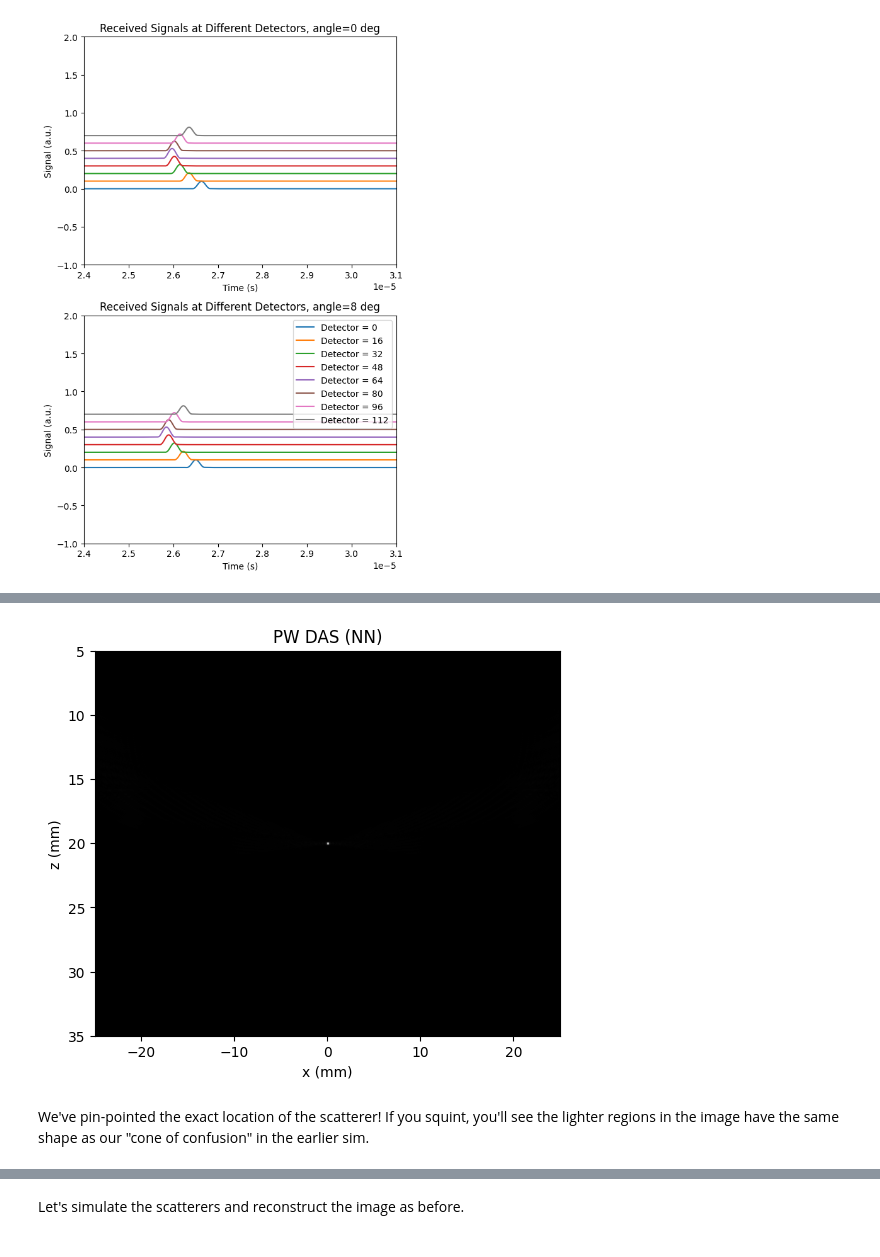
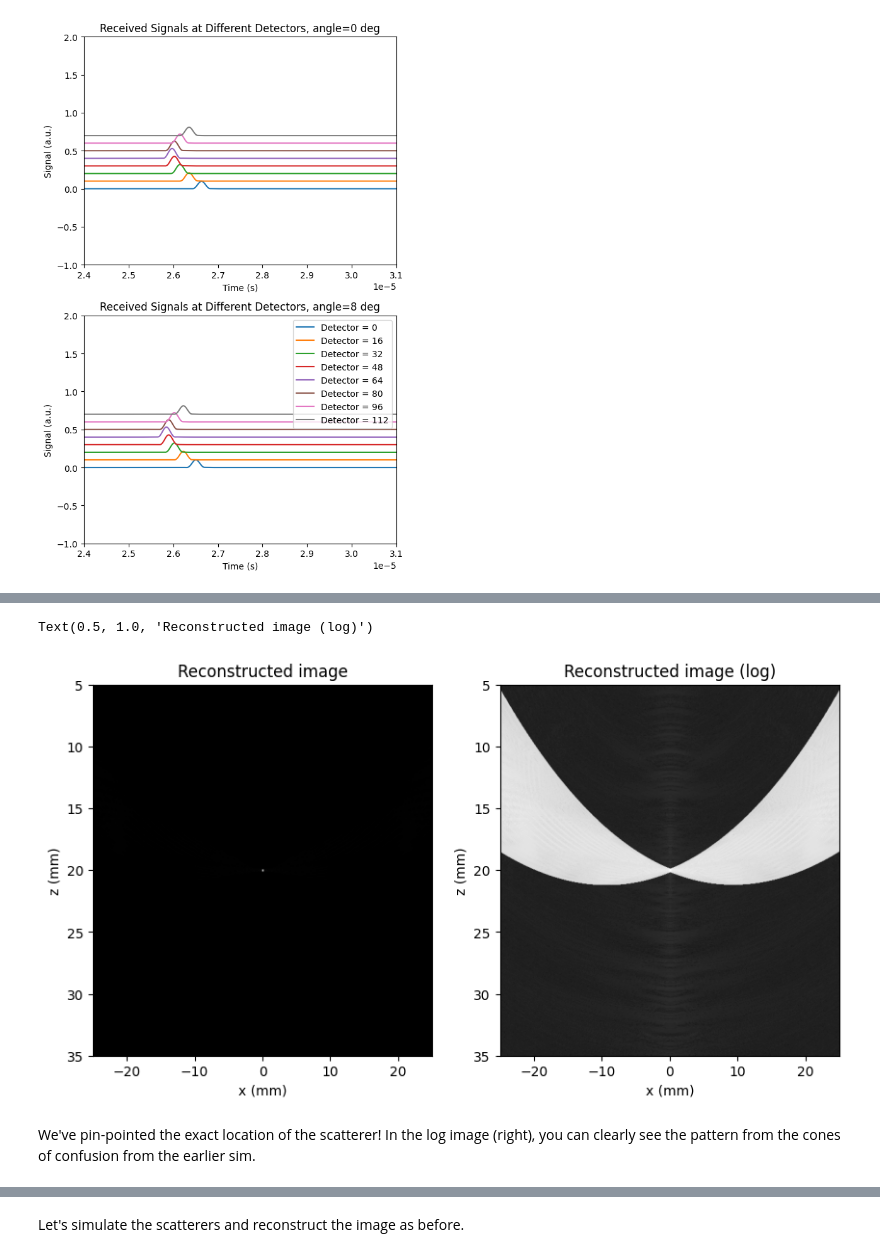
Before and after one commit to patrickmineault/fus, a Jupyter notebook: 02 - Structural Reconstruction.ipynb, the cells around one changed output, grey strips where cells are left out. Saved outputs shown, nothing was run; the diff lists cells and outputs as text; code cells hidden in the pictures.

```diff
--- a/02 - Structural Reconstruction.ipynb
+++ b/02 - Structural Reconstruction.ipynb
@@ -74,15 +85,14 @@ Call that the "cone of confusion". With multiple measurements along the x axis,
 c = 1540  # speed of sound in m/s
 cone_of_confusion = 0
 
-for x in np.linspace(-0.02, 0.02, 64, endpoint=True):
+dx = 0.0001
+elem_pos = np.arange(-64, 64) * dx
+for x in elem_pos:
     x_0, z_0 = 0, 0.02
-    delta_t = (z_0 + np.sqrt(z_0**2 + x_0**2)) / c
+    delta_t = (z_0 + np.sqrt(z_0**2 + (x_0 - x)**2)) / c
 
     L = 0.05
     n_points = 256
-    z_range = np.linspace(0, L, n_points)
-    x_range = np.linspace(-L/2, L/2, n_points)
-
     xi, zi = np.meshgrid(x_range, z_range, indexing='xy')
 
     delta_ts = (zi + np.sqrt(zi**2 + (xi - x)**2)) / c
@@ -187,8 +214,6 @@ plt.show()
 # %% [markdown]
 Putting all of these ideas together, we can generate the signals as we would see them at the transducers:
 # %%
-from scipy.signal import fftconvolve
-
 x_0, z_0 = 0.0, 0.02  # scatterer position
 
 dx = 0.0001 # 100 um elements
@@ -208,12 +233,12 @@ Ne = len(elem_pos)
 times = np.linspace(0, 4 * z_0 / c, 2048)
 dt = (times[1] - times[0])
 N_times = len(times)
-thetas = np.deg2rad(np.array((-8.0, -6.0, -4.0, -2.0, 0.0, 2.0, 4.0, 6.0, 8.0), dtype=np.float64))
-signals = np.zeros((len(thetas), Ne, N_times), dtype=np.complex128)
+betas = np.deg2rad(np.array((-8.0, -6.0, -4.0, -2.0, 0.0, 2.0, 4.0, 6.0, 8.0), dtype=np.float64))
+signals = np.zeros((len(betas), Ne, N_times), dtype=np.complex128)
 
-for i, theta in enumerate(thetas):
+for i, beta in enumerate(betas):
     # Calculate the transmit delay
-    r_tx = z_0 * np.cos(theta) + x_0 * np.sin(theta)
+    r_tx = z_0 * np.cos(beta) + x_0 * np.sin(beta)
     tau_tx = r_tx / c
 
     for n in range(Ne):
@@ -300,25 +332,21 @@ So how do we "properly" reconstruct images from the signals then? We use the sam
 # %%
-from dataclasses import dataclass
-from typing import Sequence, Tuple, Optional, Literal
-
-# --- Minimal helpers ----------------------------------------------------------
 def make_image_grid(x_span, z_span, dx, dz):
     x = np.arange(x_span[0], x_span[1] + 1e-12, dx)
     z = np.arange(z_span[0], z_span[1] + 1e-12, dz)
     X, Z = np.meshgrid(x, z)  # (nz, nx)
     return x, z, X, Z
 
-# --- Plane-wave DAS  ---------------------------------------
 def beamform_das(
-    Y,            # (M, Ne, K) complex RF (analytic) channels; M == len(thetas)
+    Y,            # (M, Ne, K) complex RF (analytic) channels; M == len(betas)
     times,        # (K,) time stamps [s], uniform
     elem_pos,     # (Ne,) element x-positions [m], z=0
     x, z,         # image grids: x (nx,), z (nz,)
     c,            # speed of sound [m/s]
-    thetas        # (M,) steering angles [rad], order must match Y's first dim
+    betas,        # (M,) steering angles [rad], order must match Y's first dim
+    alpha_np_per_m=None  # float or None. If set, apply exp(+alpha * path) TGC (two-way)
 ):
     M, Ne, K = Y.shape
-    assert M == len(thetas), "Y's first dim must match len(thetas)."
+    assert M == len(betas), "Y's first dim must match len(betas)."
 
     t0  = float(times[0])
     dt  = float(times[1] - times[0])
@@ -328,53 +356,68 @@ def beamform_das(
 
     img = np.zeros((z.size, x.size), dtype=np.complex128)
 
-    for m, th in enumerate(thetas):
-        sin_th, cos_th = np.sin(th), np.cos(th)
+    for m, beta in enumerate(betas):
+        sin_beta, cos_beta = np.sin(beta), np.cos(beta)
         Y_m = Y[m]  # (Ne, K)
 
         for iz, zf in enumerate(z):
             # Two-way delay: τ_tot(x,n) = τ_rx(x,z; n) + τ_tx(x,z; θ)
             tau_rx = np.sqrt(dx_row**2 + zf**2) / c                    # (nx, Ne)
-            tau_tx_row = (x * sin_th + zf * cos_th) / c                # (nx,)
+            tau_tx_row = (x * sin_beta + zf * cos_beta) / c                # (nx,)
             tau_tot = tau_rx + tau_tx_row[:, None]                      # (nx, Ne)
 
             # Nearest-neighbor sample
             k_idx = np.rint((tau_tot - t0) / dt).astype(np.int64)
             np.clip(k_idx, 0, K - 1, out=k_idx)
 
             # Gather and sum over elements (uniform weights)
             elem_idx = np.broadcast_to(np.arange(Ne)[None, :], k_idx.shape)
             samples = Y_m[elem_idx, k_idx]                              # (nx, Ne)
-            row_sum = samples.sum(axis=1) / Ne                          # (nx,)
 
+            # Exponential attenuation compensation (TGC): exp(+alpha * (r_tx + r_rx))
+            if alpha_np_per_m is not None and alpha_np_per_m != 0.0:
+                path_len = tau_tot * c            # (nx, Ne)
+                tgc = np.exp(alpha_np_per_m * path_len)
+                samples = samples * tgc
+
+            row_sum = samples.mean(axis=1)
             img[iz, :] += row_sum
 
     return img  # complex image (before envelope/log)
 
 # Field of view & grid (match your plotting extents)
 x_span = (-0.025, 0.025)   # ±9 mm
 z_span = (0.005, 0.035)    # 5–35 mm
 x, z, X, Z = make_image_grid(x_span, z_span, 0.05e-3, 0.05e-3)
 
-# Beamform (signals, times, elem_pos, thetas, c all from your sim)
-img_complex = beamform_das(signals, times, elem_pos, x, z, c, thetas)
+# Beamform (signals, times, elem_pos, betas, c all from your sim)
+img_complex = beamform_das(signals, times, elem_pos, x, z, c, betas)
 
 # Envelope & simple display
 img_env = np.abs(img_complex)
 img_env /= (img_env.max() + 1e-12)
 
-plt.figure(figsize=(6,5))
+plt.figure(figsize=(10,5))
+plt.subplot(121)
 plt.imshow(
     img_env,
     extent=[x[0]*1e3, x[-1]*1e3, z[-1]*1e3, z[0]*1e3],
     aspect='auto', cmap='gray'
 )
-plt.xlabel("x (mm)"); plt.ylabel("z (mm)"); plt.title("PW DAS (NN)")
-plt.show()
+plt.xlabel("x (mm)"); plt.ylabel("z (mm)"); plt.title("Reconstructed image")
+
+plt.subplot(122)
+plt.imshow(
+    np.log(img_env),
+    extent=[x[0]*1e3, x[-1]*1e3, z[-1]*1e3, z[0]*1e3],
+    aspect='auto', cmap='gray'
+)
+plt.xlabel("x (mm)"); plt.ylabel("z (mm)"); plt.title("Reconstructed image (log)")
 # %% [output]
+Text(0.5, 1.0, 'Reconstructed image (log)')
-[figure, old version]
+[figure, new version]
 # %% [markdown]
-We've pin-pointed the exact location of the scatterer! If you squint, you'll see the lighter regions in the image have the same shape as our "cone of confusion" in the earlier sim.
+We've pin-pointed the exact location of the scatterer! In the log image (right), you can clearly see the pattern from the cones of confusion from the earlier sim.
 # %% [markdown]
 # Image formation with many scatterers
 
```
Also changed, not shown: parts of 22 cells of this notebook.
